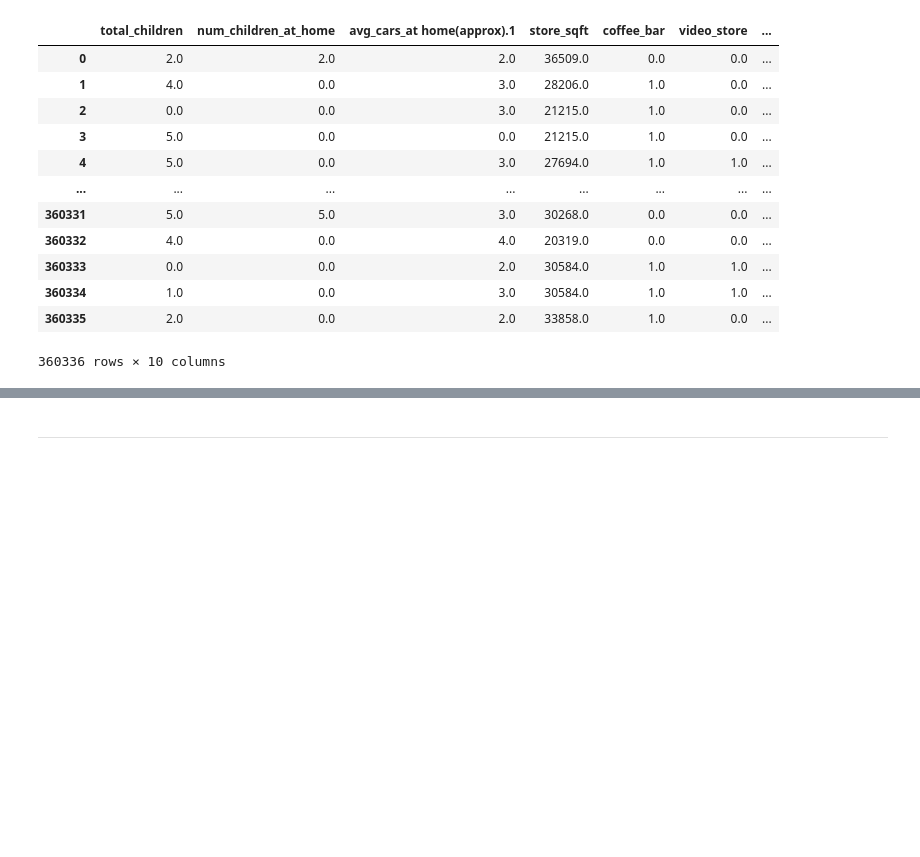
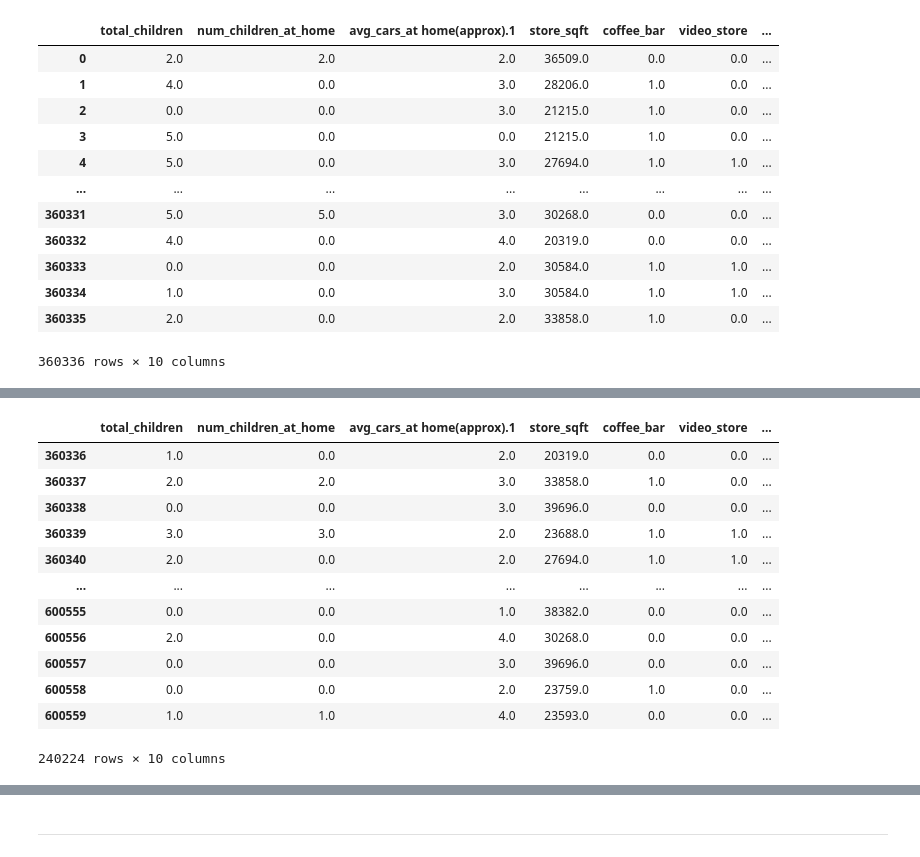
Before and after one commit to peterbull/s03e11_media, a Jupyter notebook: media_campaign_cost_boost.ipynb, the cells around one changed output, grey strips where cells are left out. Saved outputs shown, nothing was run; the diff lists cells and outputs as text; code cells hidden in the pictures; blank space fills up the shorter version.

```diff
--- a/media_campaign_cost_boost.ipynb
+++ b/media_campaign_cost_boost.ipynb
@@ -262,3 +265,10 @@ df_train
 360336 rows × 10 columns
 # %%
 df_test = df_test.drop(columns=cols_to_drop)
+# %%
+def fe(data):
+    data = data.replace([np.inf, -np.inf], 10)
+    return data
+# %%
+train_fe = fe(df_train)
+test_fe = fe(df_test)
@@ -264,0 +394,16 @@ df_test = df_test.drop(columns=cols_to_drop)
+# %%
+test_fe
+# %% [output]
+|  | total_children | num_children_at_home | avg_cars_at home(approx).1 | store_sqft | coffee_bar | video_store | ... |
+| 360336 | 1.0 | 0.0 | 2.0 | 20319.0 | 0.0 | 0.0 | ... |
+| 360337 | 2.0 | 2.0 | 3.0 | 33858.0 | 1.0 | 0.0 | ... |
+| 360338 | 0.0 | 0.0 | 3.0 | 39696.0 | 0.0 | 0.0 | ... |
+| 360339 | 3.0 | 3.0 | 2.0 | 23688.0 | 1.0 | 1.0 | ... |
+| 360340 | 2.0 | 0.0 | 2.0 | 27694.0 | 1.0 | 1.0 | ... |
+| ... | ... | ... | ... | ... | ... | ... | ... |
+| 600555 | 0.0 | 0.0 | 1.0 | 38382.0 | 0.0 | 0.0 | ... |
+| 600556 | 2.0 | 0.0 | 4.0 | 30268.0 | 0.0 | 0.0 | ... |
+| 600557 | 0.0 | 0.0 | 3.0 | 39696.0 | 0.0 | 0.0 | ... |
+| 600558 | 0.0 | 0.0 | 2.0 | 23759.0 | 1.0 | 0.0 | ... |
+| 600559 | 1.0 | 1.0 | 4.0 | 23593.0 | 0.0 | 0.0 | ... |
+240224 rows × 10 columns
```
Also changed, not shown: parts of 43 cells of this notebook, 1 other file.
